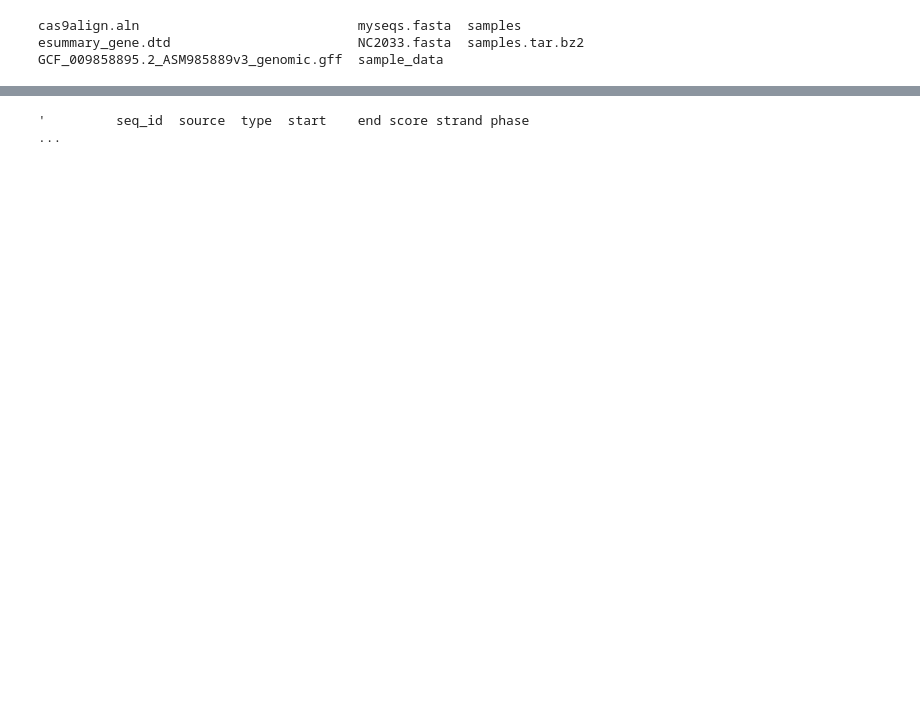
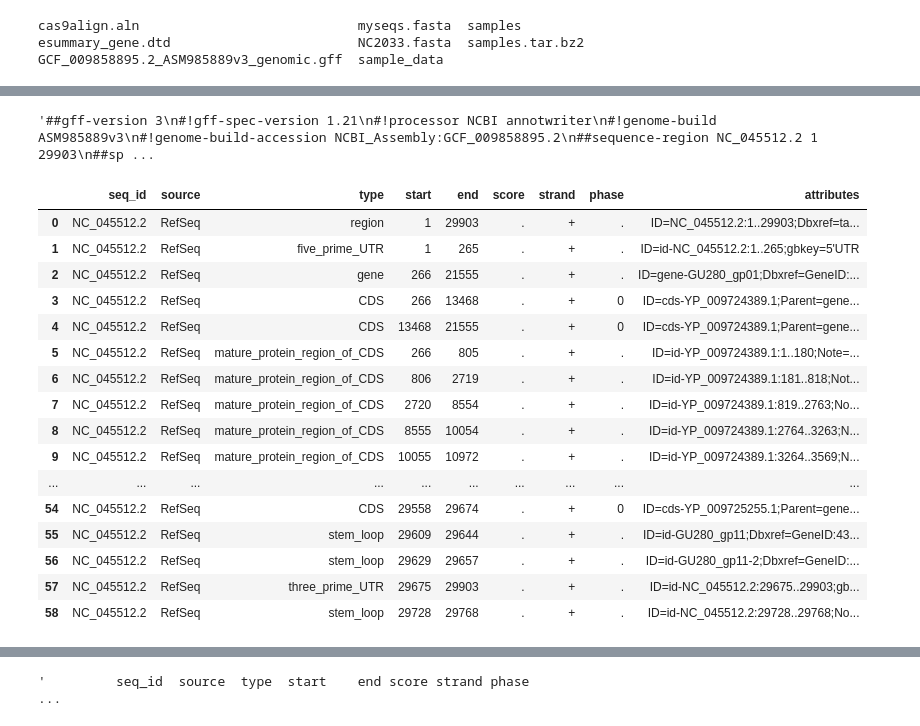
Before and after one commit to hongqin/Python-CoLab-bootcamp, a Jupyter notebook: notebooks/Chapter_9-v2_Introduction_to_Biopython.ipynb, the cells around one changed output, grey strips where cells are left out. Cells and saved outputs as stored; diff of their text form; code cells hidden in the pictures; blank space fills up the shorter version.

Commit message:
update of GFFpandas with start and end of spike gene

```diff
--- a/notebooks/Chapter_9-v2_Introduction_to_Biopython.ipynb
+++ b/notebooks/Chapter_9-v2_Introduction_to_Biopython.ipynb
@@ -659,0 +708,24 @@ gff.df.head()
+# %%
+gff.header
+# %% [output]
+'##gff-version 3\n#!gff-spec-version 1.21\n#!processor NCBI annotwriter\n#!genome-build ASM985889v3\n#!genome-build-accession NCBI_Assembly:GCF_009858895.2\n##sequence-region NC_045512.2 1 29903\n##sp ...
+# %%
+gff.df
+# %% [output]
+|  | seq_id | source | type | start | end | score | strand | phase | attributes |
+| 0 | NC_045512.2 | RefSeq | region | 1 | 29903 | . | + | . | ID=NC_045512.2:1..29903;Dbxref=ta... |
+| 1 | NC_045512.2 | RefSeq | five_prime_UTR | 1 | 265 | . | + | . | ID=id-NC_045512.2:1..265;gbkey=5'UTR |
+| 2 | NC_045512.2 | RefSeq | gene | 266 | 21555 | . | + | . | ID=gene-GU280_gp01;Dbxref=GeneID:... |
+| 3 | NC_045512.2 | RefSeq | CDS | 266 | 13468 | . | + | 0 | ID=cds-YP_009724389.1;Parent=gene... |
+| 4 | NC_045512.2 | RefSeq | CDS | 13468 | 21555 | . | + | 0 | ID=cds-YP_009724389.1;Parent=gene... |
+| 5 | NC_045512.2 | RefSeq | mature_protein_region_of_CDS | 266 | 805 | . | + | . | ID=id-YP_009724389.1:1..180;Note=... |
+| 6 | NC_045512.2 | RefSeq | mature_protein_region_of_CDS | 806 | 2719 | . | + | . | ID=id-YP_009724389.1:181..818;Not... |
+| 7 | NC_045512.2 | RefSeq | mature_protein_region_of_CDS | 2720 | 8554 | . | + | . | ID=id-YP_009724389.1:819..2763;No... |
+| 8 | NC_045512.2 | RefSeq | mature_protein_region_of_CDS | 8555 | 10054 | . | + | . | ID=id-YP_009724389.1:2764..3263;N... |
+| 9 | NC_045512.2 | RefSeq | mature_protein_region_of_CDS | 10055 | 10972 | . | + | . | ID=id-YP_009724389.1:3264..3569;N... |
+| ... | ... | ... | ... | ... | ... | ... | ... | ... | ... |
+| 54 | NC_045512.2 | RefSeq | CDS | 29558 | 29674 | . | + | 0 | ID=cds-YP_009725255.1;Parent=gene... |
+| 55 | NC_045512.2 | RefSeq | stem_loop | 29609 | 29644 | . | + | . | ID=id-GU280_gp11;Dbxref=GeneID:43... |
+| 56 | NC_045512.2 | RefSeq | stem_loop | 29629 | 29657 | . | + | . | ID=id-GU280_gp11-2;Dbxref=GeneID:... |
+| 57 | NC_045512.2 | RefSeq | three_prime_UTR | 29675 | 29903 | . | + | . | ID=id-NC_045512.2:29675..29903;gb... |
+| 58 | NC_045512.2 | RefSeq | stem_loop | 29728 | 29768 | . | + | . | ID=id-NC_045512.2:29728..29768;No... |
```
Also changed, not shown: parts of 25 cells of this notebook.
